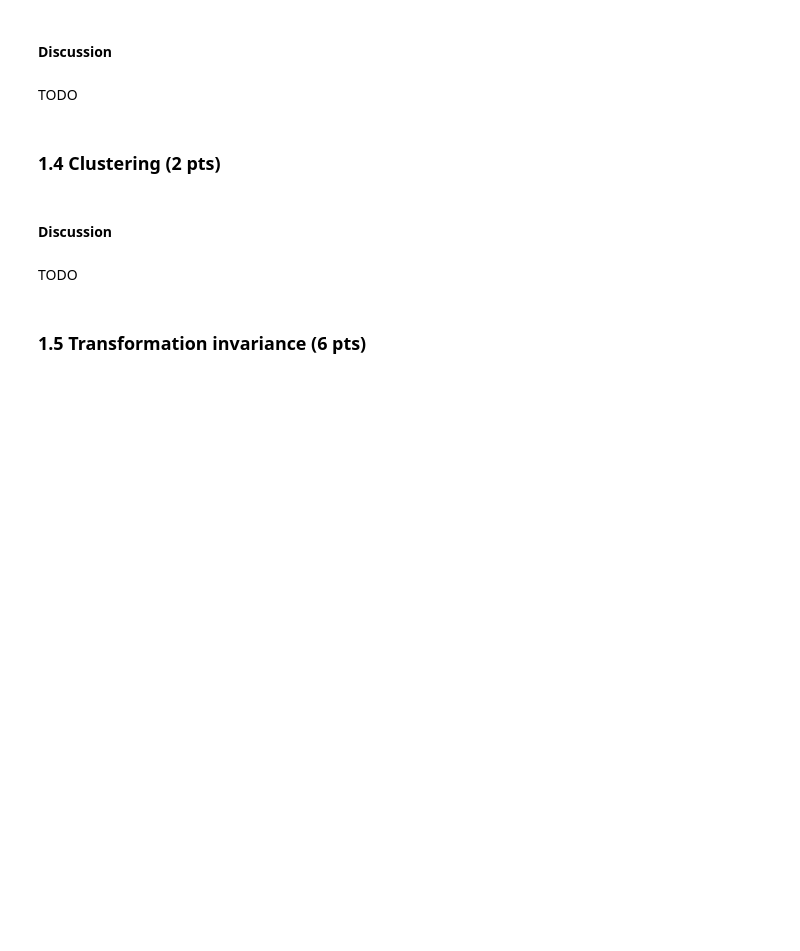
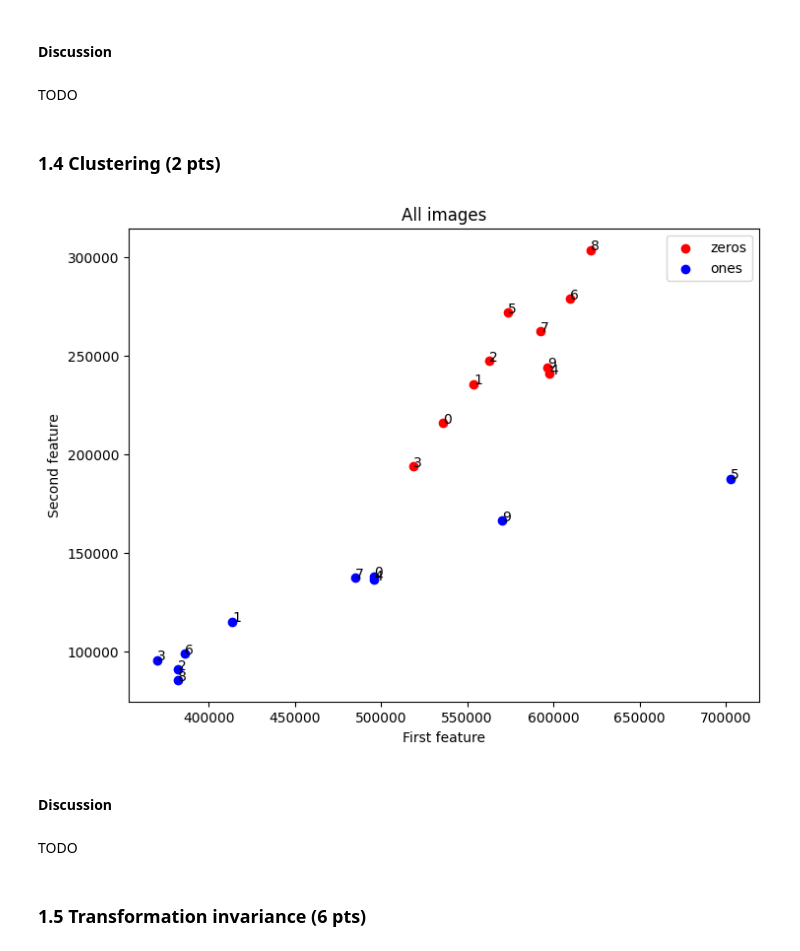
Before and after one commit to alessandrodalbesio/EPFL-image-analysis-and-pattern-recognition, a Jupyter notebook: lab/lab_02_object_description.ipynb, the cells around one changed output. Cells and saved outputs as stored; diff of their text form; code cells hidden in the pictures; blank space fills up the shorter version.

Commit message:
First draft of 1.2,1.3,1.4,1.5. Few problems in 1.3 and 1.5

```diff
--- a/lab/lab_02_object_description.ipynb
+++ b/lab/lab_02_object_description.ipynb
@@ -270,16 +269,0 @@ plt.draw()
-# %%
-# On each of the 5 plots you will show the recovery for a "0" and a "1" (used the same axis for both a "0" and a "1").
-fig, axes = plt.subplots(1, 5, figsize=(20, 4))
-
-# Plot recovery for a zero image
-for i in range(0,  5):
-    # TODO
-    axes[i].# TODO
-
-# Plot recovery for a one image
-for i in range(0,  5):
-     # TODO
-    axes[i].# TODO
-
-fig.suptitle("Recovery of the contours")
-plt.show()
@@ -314,3 +373,36 @@ plt.show()
+# %%
+# First feature for all "0"s
+zeros_f1 = []
+# Second feature for all "0"s
+zeros_f2 = []
+# Fist feature for all "1"s
+ones_f1 = []
+# Second feature for all "1"s
+ones_f2 = []
+
+# Loop for each zero image
+for zero in zeros_processed:
+    # Get the descriptors of the image
+    descriptors = get_descriptors(zero)
+    # Add the first feature
+    zeros_f1.append(abs(descriptors[0]))
+    # Add the second feature
+    zeros_f2.append(abs(descriptors[1]))
+
+
+# Loop for each one image
+for one in ones_processed:
+    # Get the descriptors of the image
+    descriptors = get_descriptors(one)
+    # Add the first feature
+    ones_f1.append(abs(descriptors[0]))
+    # Add the second feature
+    ones_f2.append(abs(descriptors[1]))
+
+# Plot features for all images
+plot_feature(zeros_f1, zeros_f2, ones_f1, ones_f2, zeros_names, ones_names, "All images")
+# %% [output]
+[figure, added]
 # %% [markdown]
 #### Discussion
 # %% [markdown]
```
Also changed, not shown: parts of 23 cells of this notebook.
